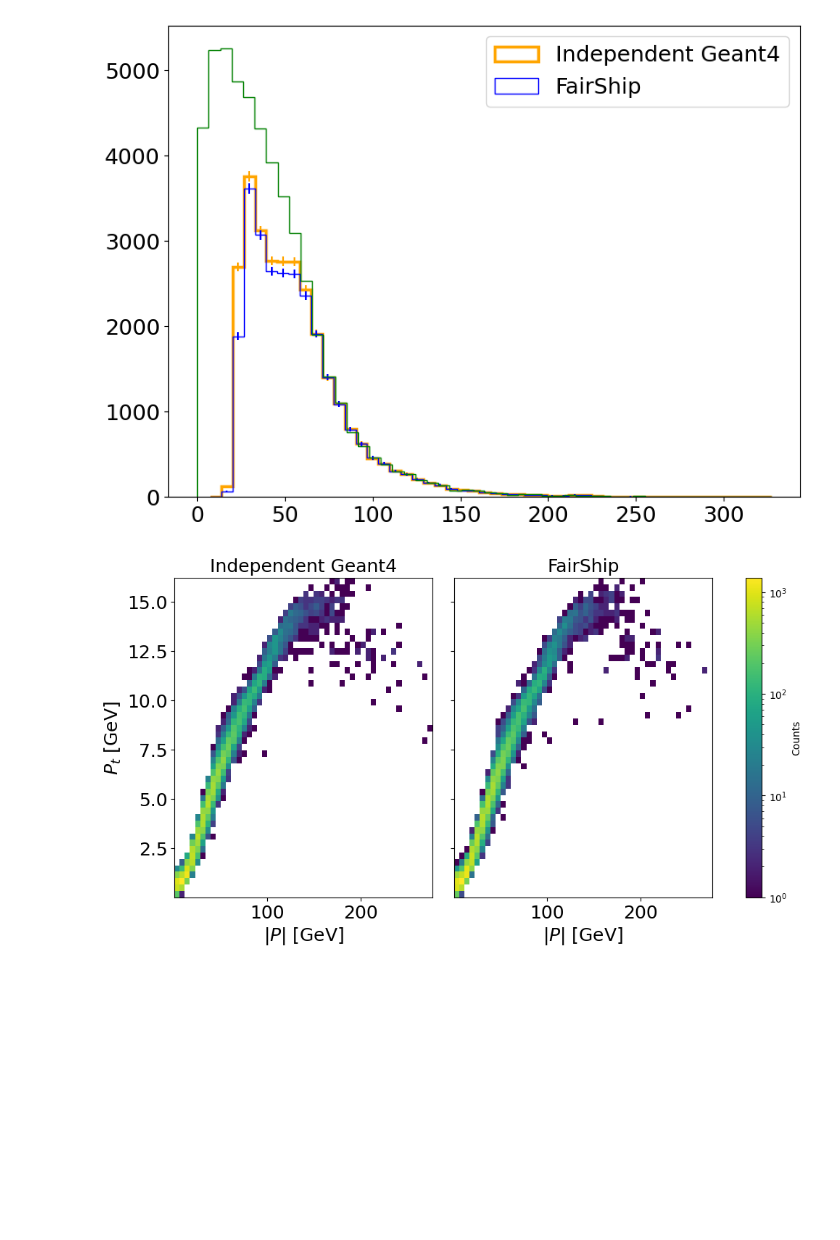
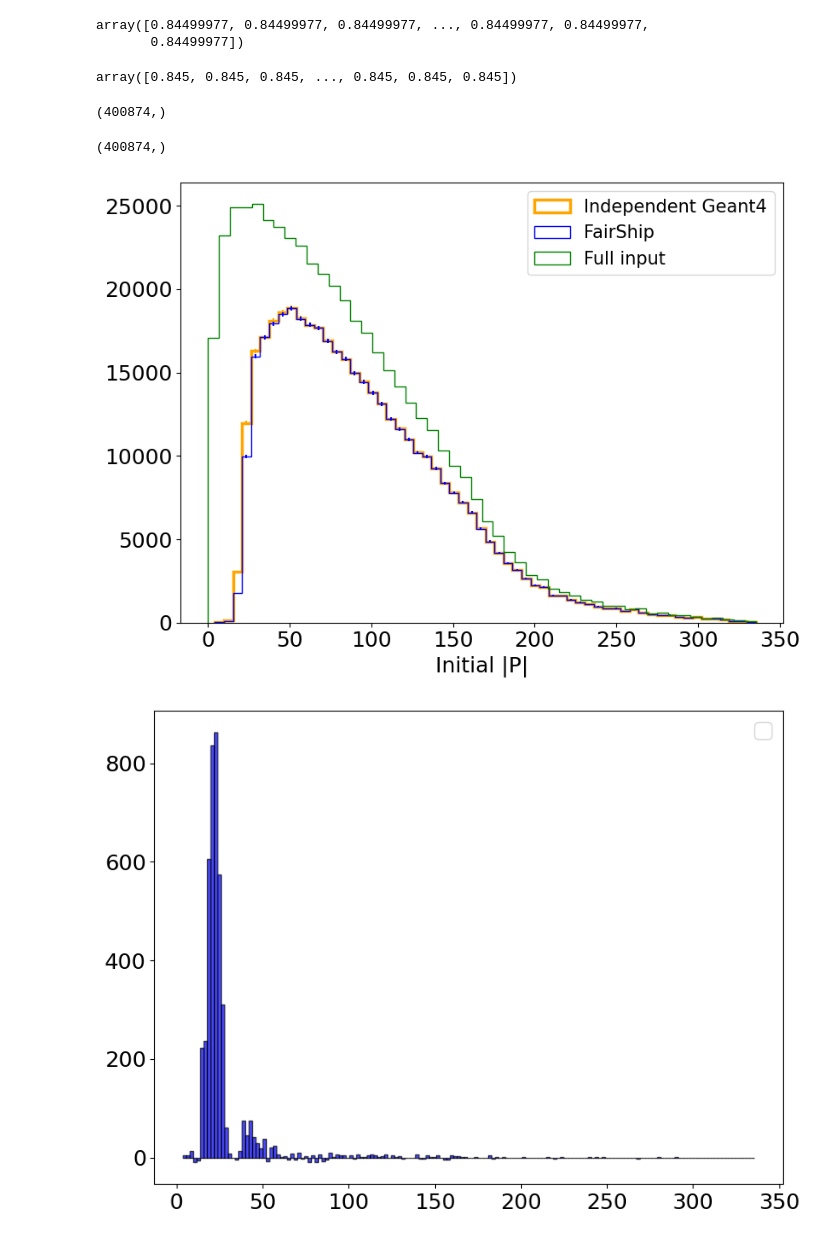
Before and after one commit to lfpc/fairship_simulation, a Jupyter notebook: scripts/analysis.ipynb, the cells around one changed output. Cells and saved outputs as stored; diff of their text form; code cells hidden in the pictures; blank space fills up the shorter version.

```diff
--- a/scripts/analysis.ipynb
+++ b/scripts/analysis.ipynb
@@ -8,4 +9,6 @@ from matplotlib.colors import LogNorm
 # %%
+fig_dir = '/Users/luisfelipe/Documents/figs'
+
 fontsize = 18
 def hist1d(x1,x2,xlabel:str = '',density = True, bins = 'auto'):
     plt.figure(figsize=(8, 6))
@@ -13,10 +16,10 @@ def hist1d(x1,x2,xlabel:str = '',density = True, bins = 'auto'):
     n1, bins, patches = plt.hist(x1, bins=bins, density=density, histtype='step', label='Independent Geant4', color='orange', linewidth=2.5)
     bin_centers = 0.5 * (bins[1:] + bins[:-1])
     errors1 = np.sqrt(n1)
-    plt.errorbar(bin_centers, n1, yerr=errors1, color='orange',fmt='none')
+    if not density: plt.errorbar(bin_centers, n1, yerr=errors1, color='orange',fmt='none')
     n2, _, _ = plt.hist(x2, bins=bins, density=density, histtype='step', label='FairShip', color='blue')
     errors2 = np.sqrt(n2)
-    plt.errorbar(bin_centers, n2, yerr=errors2, color='blue',fmt='none')
+    if not density: plt.errorbar(bin_centers, n2, yerr=errors2, color='blue',fmt='none')
     plt.xlabel(xlabel,fontsize=fontsize)
     plt.legend(fontsize=fontsize)
     plt.tight_layout()
@@ -38,10 +41,29 @@ def hist2d(x,x_fs):
     for ax in axes:
         ax.tick_params(axis='both', which='major', labelsize=fontsize)  # Major ticks
         ax.tick_params(axis='both', which='minor', labelsize=fontsize)  # Minor ticks (if any)
+
+def difference_hist1d(x1,x2,xlabel:str = '',density = True, bins = 'auto'):
+    n1, bins, patches = plt.hist(x1, bins=bins, density=density, histtype='step', label='Independent Geant4', color='orange', linewidth=2.5)
+    bin_centers = 0.5 * (bins[1:] + bins[:-1])
+    n2, _, _ = plt.hist(x2, bins=bins, density=density, histtype='step', label='FairShip', color='blue')
+    diff = n1-n2
+    plt.close()
+    bin_centers = 0.5 * (bins[:-1] + bins[1:])  # Calculate bin centers for plotting
+
+    plt.figure(figsize=(8, 6))
+    plt.bar(bin_centers, diff, width=np.diff(bins), color='blue', edgecolor='black', alpha=0.7)
+
+    plt.xlabel(xlabel,fontsize=fontsize)
+    plt.legend(fontsize=fontsize)
+    plt.tight_layout()
+    plt.tick_params(axis='both', which='major', labelsize=fontsize)  # Major ticks
+    plt.tick_params(axis='both', which='minor', labelsize=fontsize)  # Minor ticks (if needed)
 # %%
-Muon_Geo = [-5732.0000, -3170.0000]
-x_lims = [-3,3]
-y_lims = [-5,5]
+Muon_Geo = [-6.52, 18.3]
+Muon_Geo_fs = [-5732.0000, -3170.0000]
+Real_Muon_Geo_fs = [-5652, -3170]
+x_lims = [-4,4]
+y_lims = [-1.5,1.5]
 # %%
 inputs_file = '../samples/subsample.pkl'
 with gzip.open(inputs_file, 'rb') as f:
@@ -61,7 +83,7 @@ px,py,pz,x,y,z,charge = outputs.T
 outputs_fs = '../outputs/outputs_fairship.pkl'
 with gzip.open(outputs_fs, 'rb') as f:
     outputs_fs = pickle.load(f)
-px_fs_start,py_fs_start,pz_fs_start,x_start,y_start,z_start,pdg,x_fs,y_fs,z_fs,px_fs,py_fs,pz_fs = outputs_fs.T
+px_fs_start,py_fs_start,pz_fs_start,x_fs_start,y_fs_start,z_fs_start,pdg,x_fs,y_fs,z_fs,px_fs,py_fs,pz_fs = outputs_fs.T
 # %%
 mask_x = np.logical_and(x<x_lims[1], x>x_lims[0])
 mask_y = np.logical_and(y<y_lims[1],y>y_lims[0])
@@ -73,8 +99,17 @@ mask_fs = np.logical_and(mask_x,mask_y)
 # %%
 px,py,pz,x,y,z,charge = outputs[mask].T
 px_start,py_start,pz_start,x_start,y_start,z_start,charge_start = outputs_start[mask].T
-px_fs_start,py_fs_start,pz_fs_start,x_start,y_start,z_start,pdg,x_fs,y_fs,z_fs,px_fs,py_fs,pz_fs = outputs_fs[mask_fs].T
-x_start,y_start,z_start,x_fs,y_fs,z_fs = x_start/100,y_start/100,z_start/100,x_fs/100,y_fs/100,z_fs/100
+px_fs_start,py_fs_start,pz_fs_start,x_fs_start,y_fs_start,z_fs_start,pdg,x_fs,y_fs,z_fs,px_fs,py_fs,pz_fs = outputs_fs[mask_fs].T
+x_fs_start,y_fs_start,z_fs_start,x_fs,y_fs,z_fs = x_fs_start/100,y_fs_start/100,z_fs_start/100,x_fs/100,y_fs/100,z_fs/100
+# %%
+-z_start+Muon_Geo[0]
+# %% [output]
+array([0.84499977, 0.84499977, 0.84499977, ..., 0.84499977, 0.84499977,
+       0.84499977])
+# %%
+-z_fs_start+Real_Muon_Geo_fs[0]/100
+# %% [output]
+array([0.845, 0.845, 0.845, ..., 0.845, 0.845, 0.845])
 # %%
 pt_input = np.sqrt(px_input**2+py_input**2)
 P_input = np.sqrt(pt_input**2+pz_input**2)
@@ -90,13 +125,25 @@ P_fs_start = np.sqrt(pt_fs_start**2+pz_fs_start**2)
 
 pt_start = np.sqrt(px_start**2+py_start**2)
 P_start = np.sqrt(pt_start**2+pz_start**2)
+# %%
+P.shape
+# %% [output]
+(400874,)
+# %%
+pt.shape
+# %% [output]
+(400874,)
 # %%
-hist1d(P_start, P_fs_start,density=False,bins = 50)
-plt.hist(P_input, bins=50, density=False, histtype='step', label='FairShip', color='green')
+hist1d(P_start, P_fs_start,density=False,bins = 60,xlabel='Initial |P|')
+plt.hist(P_input, bins=50, density=False, histtype='step', label='Full input', color='green')
+plt.legend(fontsize=15)
+plt.savefig(os.path.join(fig_dir,'input_P.pdf'), format = 'pdf', transparent = True, bbox_inches = 'tight')
 plt.show()
 # %% [output]
-[figure, old version]
+[figure, new version]
-# %%
-hist2d((P,pt),(P_fs,pt_fs))
-# %% [output]
-[figure, removed]
+# %%
+
+difference_hist1d(pz_start, pz_fs_start,density=False,bins = 'auto')
+plt.show()
+# %% [output]
+[figure, added]
```
Also changed, not shown: parts of 10 cells of this notebook, 1 other file.
